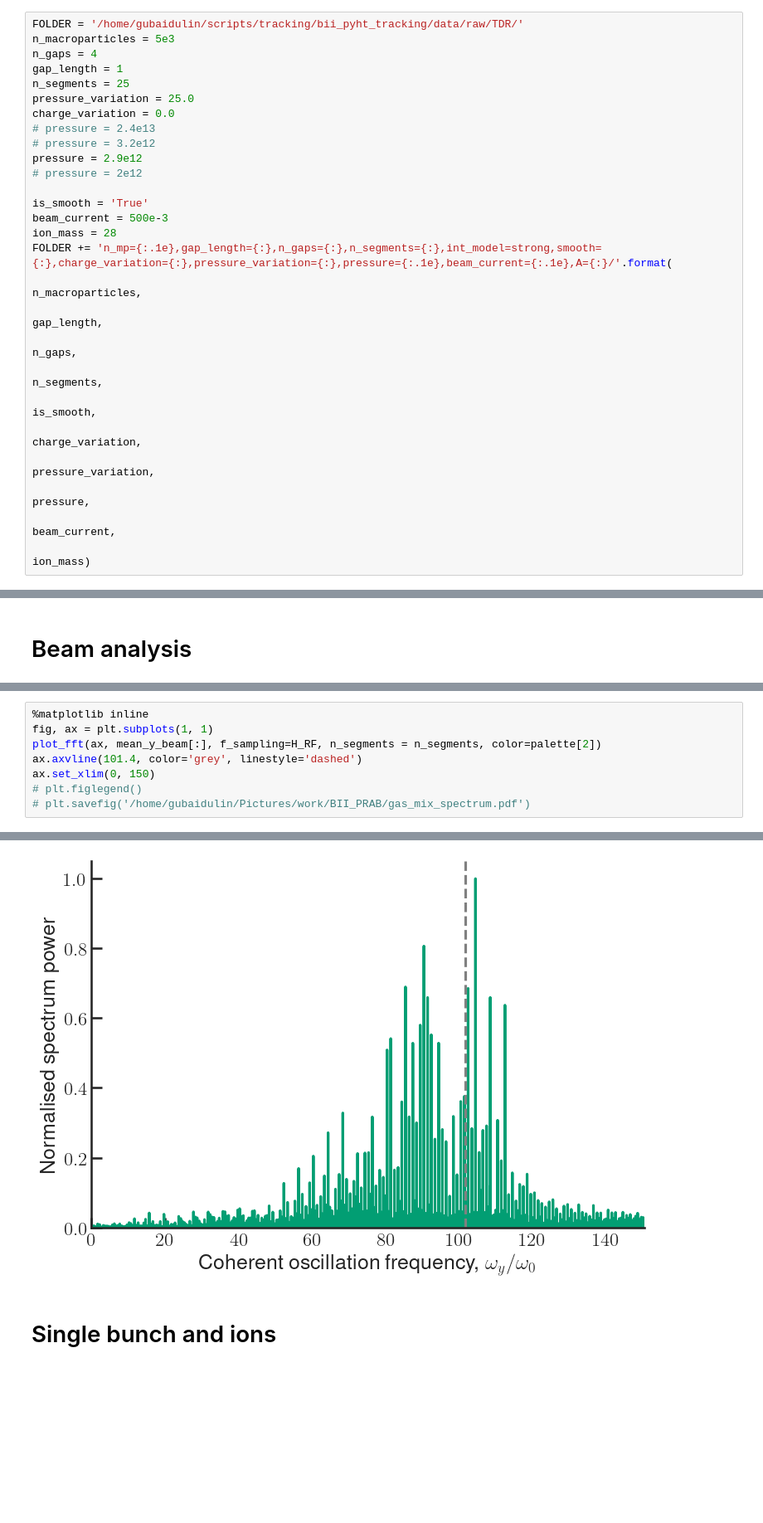
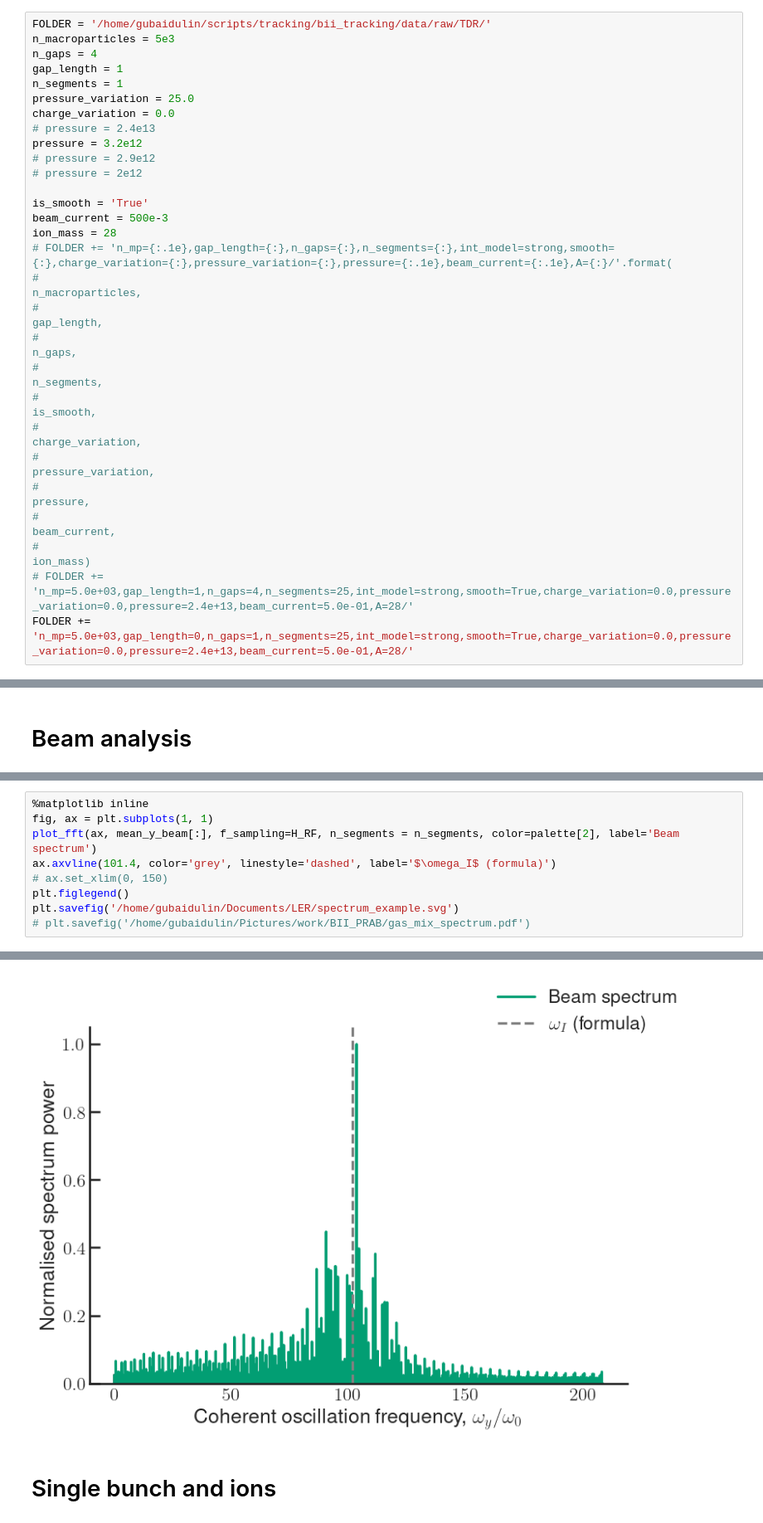
Before and after one commit to gubaidulinvadim/bii_tracking, a Jupyter notebook: notebooks/postprocessing.ipynb, the cells around one changed output, grey strips where cells are left out. Shown: that part at 83% size. Saved outputs shown, nothing was run; the diff lists cells and outputs as text; blank space fills up the shorter version.

```diff
--- a/notebooks/postprocessing.ipynb
+++ b/notebooks/postprocessing.ipynb
@@ -48,30 +26,32 @@ dir(postprocessing)
 # %%
-FOLDER = '/home/gubaidulin/scripts/tracking/bii_pyht_tracking/data/raw/TDR/'
+FOLDER = '/home/gubaidulin/scripts/tracking/bii_tracking/data/raw/TDR/'
 n_macroparticles = 5e3
 n_gaps = 4
 gap_length = 1
-n_segments = 25
+n_segments = 1
 pressure_variation = 25.0
 charge_variation = 0.0
 # pressure = 2.4e13
-# pressure = 3.2e12
-pressure = 2.9e12
+pressure = 3.2e12
+# pressure = 2.9e12
 # pressure = 2e12
 
 is_smooth = 'True'
 beam_current = 500e-3
 ion_mass = 28
-FOLDER += 'n_mp={:.1e},gap_length={:},n_gaps={:},n_segments={:},int_model=strong,smooth={:},charge_variation={:},pressure_variation={:},pressure={:.1e},beam_current={:.1e},A={:}/'.format(
-                                                                                                              n_macroparticles,
-                                                                                                              gap_length,
-                                                                                                              n_gaps,
-                                                                                                              n_segments,
-                                                                                                              is_smooth,
-                                                                                                              charge_variation,
-                                                                                                              pressure_variation,
-                                                                                                              pressure,
-                                                                                                              beam_current,
-                                                                                                              ion_mass)
+# FOLDER += 'n_mp={:.1e},gap_length={:},n_gaps={:},n_segments={:},int_model=strong,smooth={:},charge_variation={:},pressure_variation={:},pressure={:.1e},beam_current={:.1e},A={:}/'.format(
+#                                                                                                               n_macroparticles,
+#                                                                                                               gap_length,
+#                                                                                                               n_gaps,
+#                                                                                                               n_segments,
+#                                                                                                               is_smooth,
+#                                                                                                               charge_variation,
+#                                                                                                               pressure_variation,
+#                                                                                                               pressure,
+#                                                                                                               beam_current,
+#                                                                                                               ion_mass)
+# FOLDER += 'n_mp=5.0e+03,gap_length=1,n_gaps=4,n_segments=25,int_model=strong,smooth=True,charge_variation=0.0,pressure_variation=0.0,pressure=2.4e+13,beam_current=5.0e-01,A=28/'
+FOLDER += 'n_mp=5.0e+03,gap_length=0,n_gaps=1,n_segments=25,int_model=strong,smooth=True,charge_variation=0.0,pressure_variation=0.0,pressure=2.4e+13,beam_current=5.0e-01,A=28/'
 # %%
 bunch_number = 0
 n_macropartices = int(1e4)
@@ -178,9 +150,10 @@ print(max_mean_y.shape)
 # %%
 %matplotlib inline
 fig, ax = plt.subplots(1, 1)
-plot_fft(ax, mean_y_beam[:], f_sampling=H_RF, n_segments = n_segments, color=palette[2])
-ax.axvline(101.4, color='grey', linestyle='dashed')
-ax.set_xlim(0, 150)
-# plt.figlegend()
+plot_fft(ax, mean_y_beam[:], f_sampling=H_RF, n_segments = n_segments, color=palette[2], label='Beam spectrum')
+ax.axvline(101.4, color='grey', linestyle='dashed', label='$\omega_I$ (formula)')
+# ax.set_xlim(0, 150)
+plt.figlegend()
+plt.savefig('/home/gubaidulin/Documents/LER/spectrum_example.svg')
 # plt.savefig('/home/gubaidulin/Pictures/work/BII_PRAB/gas_mix_spectrum.pdf')
 # %% [output]
@@ -188,4 +160,4 @@ ax.set_xlim(0, 150)
-[figure, old version]
+[figure, new version]
 # %% [markdown]
 # Single bunch and ions
 # %%
```
Also changed, not shown: parts of 8 cells of this notebook, 18 other files.
